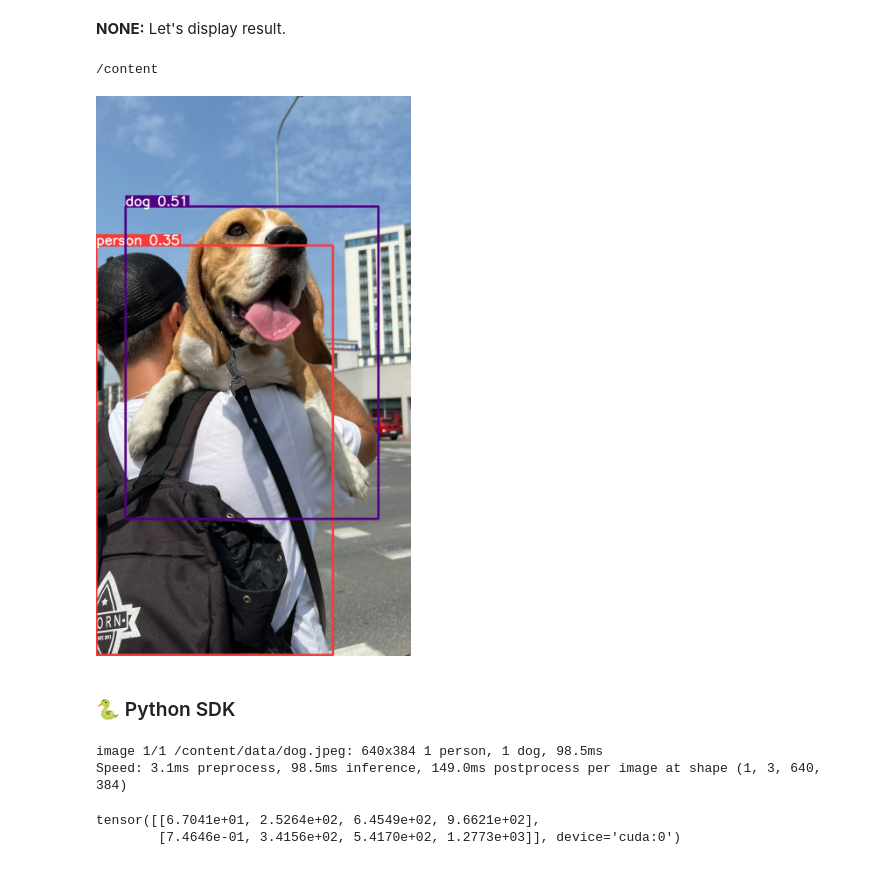
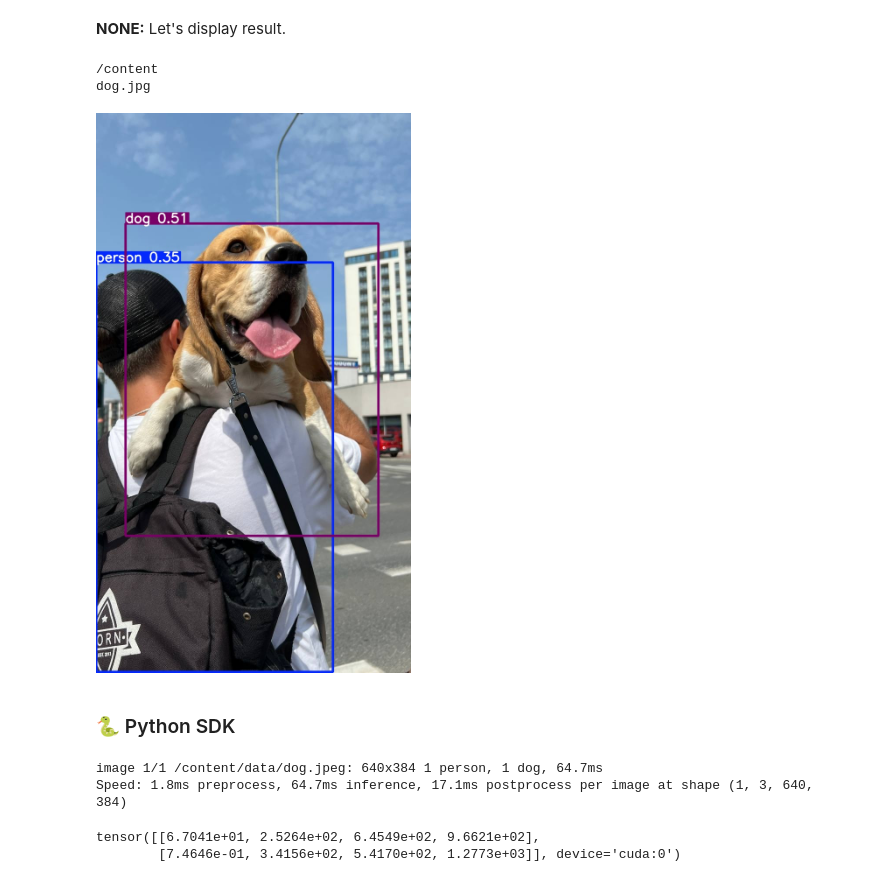
Before and after one commit to thorntonmatt/projects, a Jupyter notebook: notebooks/comp-vision/train-yolov10-object-detection-on-custom-dataset.ipynb, the cells around one changed output. Saved outputs shown, nothing was run; the diff lists cells and outputs as text; code cells hidden in the pictures.

```diff
--- a/notebooks/comp-vision/train-yolov10-object-detection-on-custom-dataset.ipynb
+++ b/notebooks/comp-vision/train-yolov10-object-detection-on-custom-dataset.ipynb
@@ -150,23 +151,25 @@ Check the documentation of torch.load to learn more about types accepted by defa
 **NONE:** Let's display result.
 # %%
 %cd {HOME}
+%ls runs/detect/predict
 
 from IPython.display import Image
 
-Image(filename='runs/detect/predict/dog.jpeg', height=600)
+Image(filename='runs/detect/predict/dog.jpg', height=600)
 # %% [output]
 /content
+dog.jpg
-[figure, old version]
+[figure, new version]
 # %% [markdown]
 ### 🐍 Python SDK
 # %%
-from ultralytics import YOLOv10
+from ultralytics import YOLO
 
-model = YOLOv10(f'{HOME}/weights/yolov10n.pt')
+model = YOLO(f'{HOME}/weights/yolov10n.pt')
 results = model(source=f'{HOME}/data/dog.jpeg', conf=0.25)
 # %% [output]
-image 1/1 /content/data/dog.jpeg: 640x384 1 person, 1 dog, 98.5ms
-Speed: 3.1ms preprocess, 98.5ms inference, 149.0ms postprocess per image at shape (1, 3, 640, 384)
+image 1/1 /content/data/dog.jpeg: 640x384 1 person, 1 dog, 64.7ms
+Speed: 1.8ms preprocess, 64.7ms inference, 17.1ms postprocess per image at shape (1, 3, 640, 384)
 # %%
 results[0].boxes.xyxy
 # %% [output]
```
Also changed, not shown: parts of 4 cells of this notebook.
